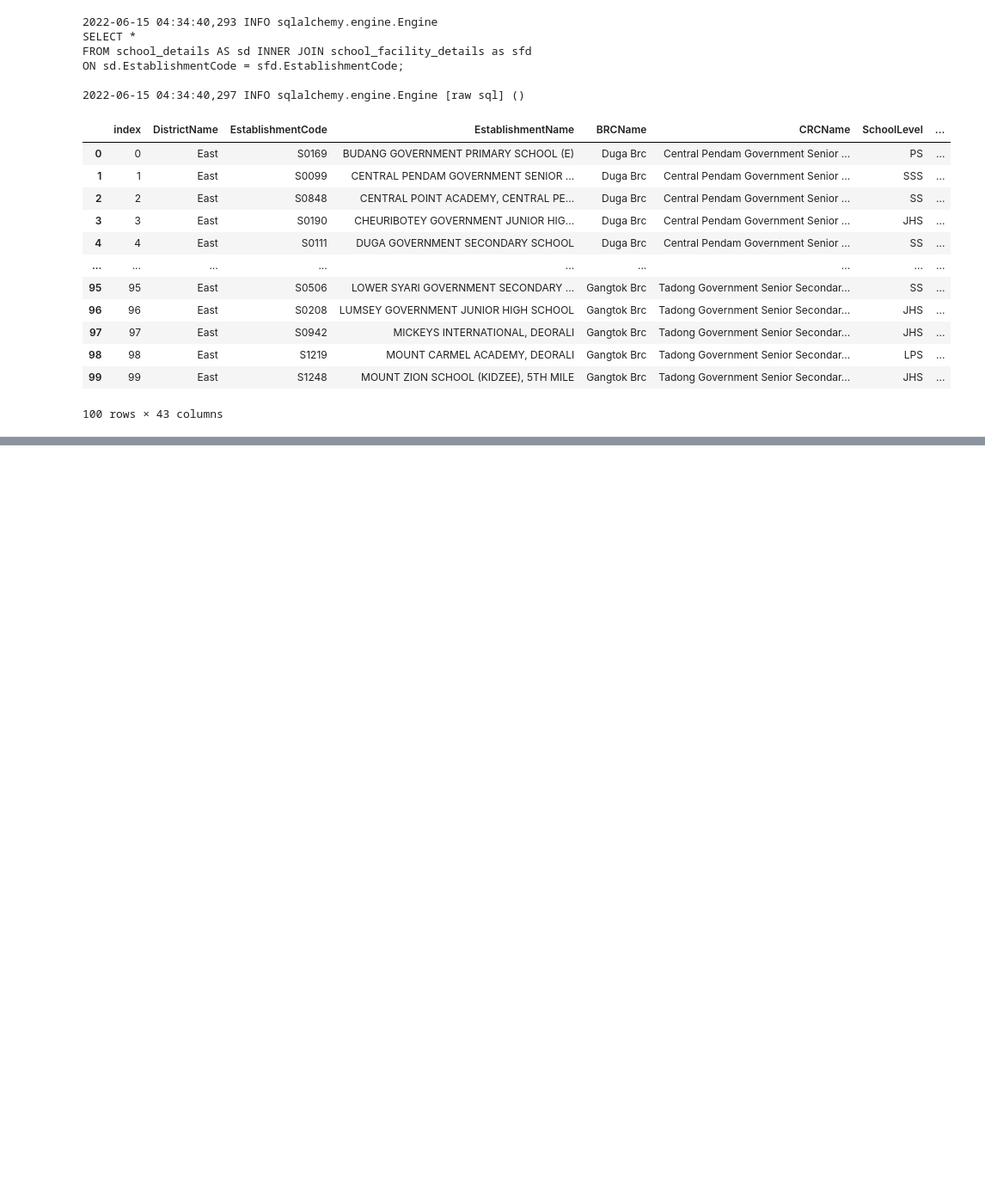
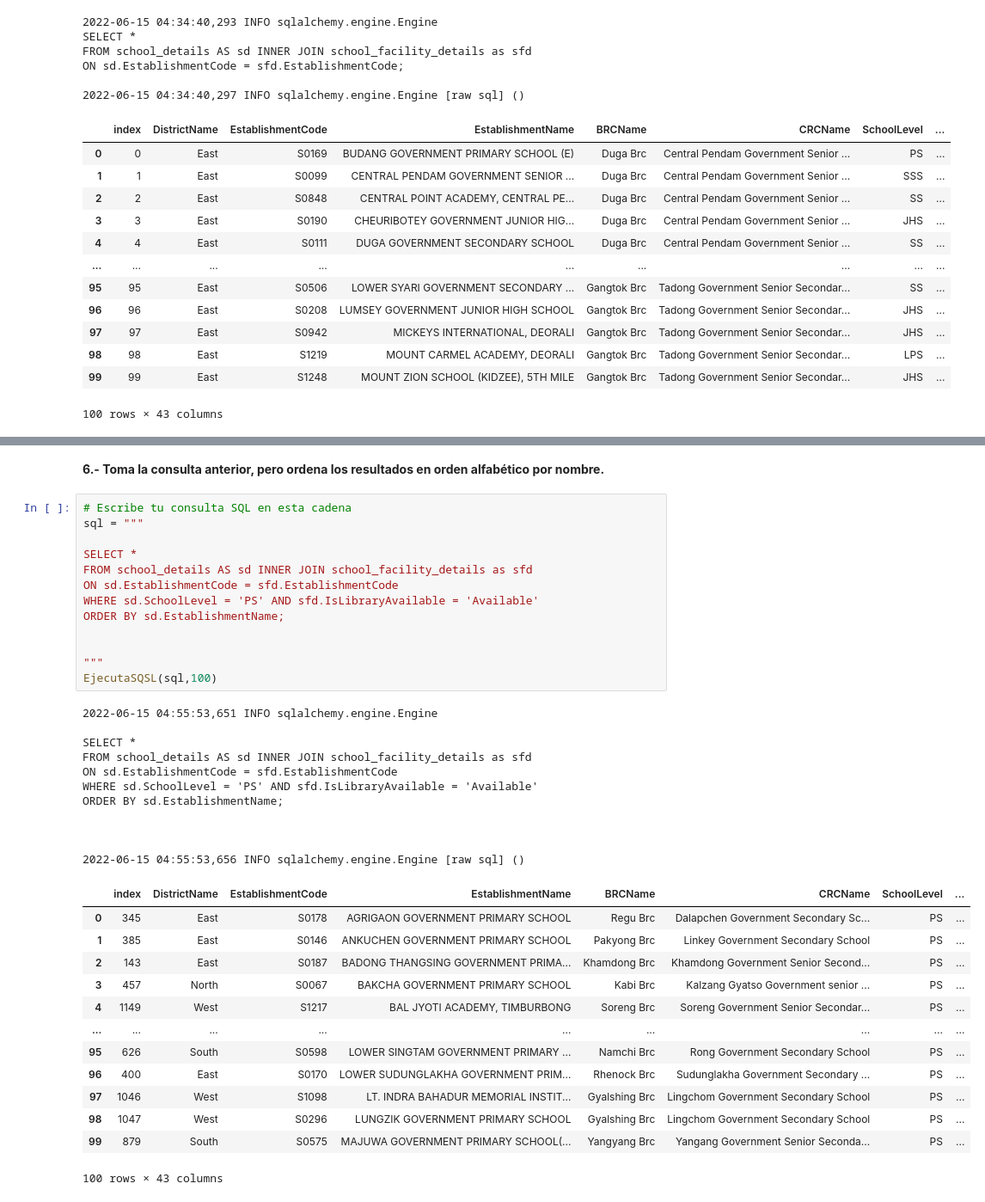
Before and after one commit to aabarzu/Coding-Dojo, a Jupyter notebook: EjercicioSQL.ipynb, the cells around one changed output, grey strips where cells are left out. Shown at 86% size. Cells and saved outputs as stored; diff of their text form; blank space fills up the shorter version.

```diff
--- a/EjercicioSQL.ipynb
+++ b/EjercicioSQL.ipynb
@@ -248,0 +287,40 @@ ON sd.EstablishmentCode = sfd.EstablishmentCode;
+# %% [markdown]
+**6.- Toma la consulta anterior, pero ordena los resultados en orden alfabético por nombre.**
+# %%
+# Escribe tu consulta SQL en esta cadena
+sql = """
+
+SELECT *
+FROM school_details AS sd INNER JOIN school_facility_details as sfd
+ON sd.EstablishmentCode = sfd.EstablishmentCode
+WHERE sd.SchoolLevel = 'PS' AND sfd.IsLibraryAvailable = 'Available'
+ORDER BY sd.EstablishmentName;
+
+
+"""
+EjecutaSQSL(sql,100)
+# %% [output]
+2022-06-15 04:55:53,651 INFO sqlalchemy.engine.Engine
+
+SELECT *
+FROM school_details AS sd INNER JOIN school_facility_details as sfd
+ON sd.EstablishmentCode = sfd.EstablishmentCode
+WHERE sd.SchoolLevel = 'PS' AND sfd.IsLibraryAvailable = 'Available'
+ORDER BY sd.EstablishmentName;
+
+
+
+2022-06-15 04:55:53,656 INFO sqlalchemy.engine.Engine [raw sql] ()
+|  | index | DistrictName | EstablishmentCode | EstablishmentName | BRCName | CRCName | SchoolLevel | ... |
+| 0 | 345 | East | S0178 | AGRIGAON GOVERNMENT PRIMARY SCHOOL | Regu Brc | Dalapchen Government Secondary Sc... | PS | ... |
+| 1 | 385 | East | S0146 | ANKUCHEN GOVERNMENT PRIMARY SCHOOL | Pakyong Brc | Linkey Government Secondary School | PS | ... |
+| 2 | 143 | East | S0187 | BADONG THANGSING GOVERNMENT PRIMA... | Khamdong Brc | Khamdong Government Senior Second... | PS | ... |
+| 3 | 457 | North | S0067 | BAKCHA GOVERNMENT PRIMARY SCHOOL | Kabi Brc | Kalzang Gyatso Government senior ... | PS | ... |
+| 4 | 1149 | West | S1217 | BAL JYOTI ACADEMY, TIMBURBONG | Soreng Brc | Soreng Government Senior Secondar... | PS | ... |
+| ... | ... | ... | ... | ... | ... | ... | ... | ... |
+| 95 | 626 | South | S0598 | LOWER SINGTAM GOVERNMENT PRIMARY ... | Namchi Brc | Rong Government Secondary School | PS | ... |
+| 96 | 400 | East | S0170 | LOWER SUDUNGLAKHA GOVERNMENT PRIM... | Rhenock Brc | Sudunglakha Government Secondary ... | PS | ... |
+| 97 | 1046 | West | S1098 | LT. INDRA BAHADUR MEMORIAL INSTIT... | Gyalshing Brc | Lingchom Government Secondary School | PS | ... |
+| 98 | 1047 | West | S0296 | LUNGZIK GOVERNMENT PRIMARY SCHOOL | Gyalshing Brc | Lingchom Government Secondary School | PS | ... |
+| 99 | 879 | South | S0575 | MAJUWA GOVERNMENT PRIMARY SCHOOL(... | Yangyang Brc | Yangang Government Senior Seconda... | PS | ... |
+100 rows × 43 columns
```
Also changed, not shown: parts of 3 cells of this notebook.
